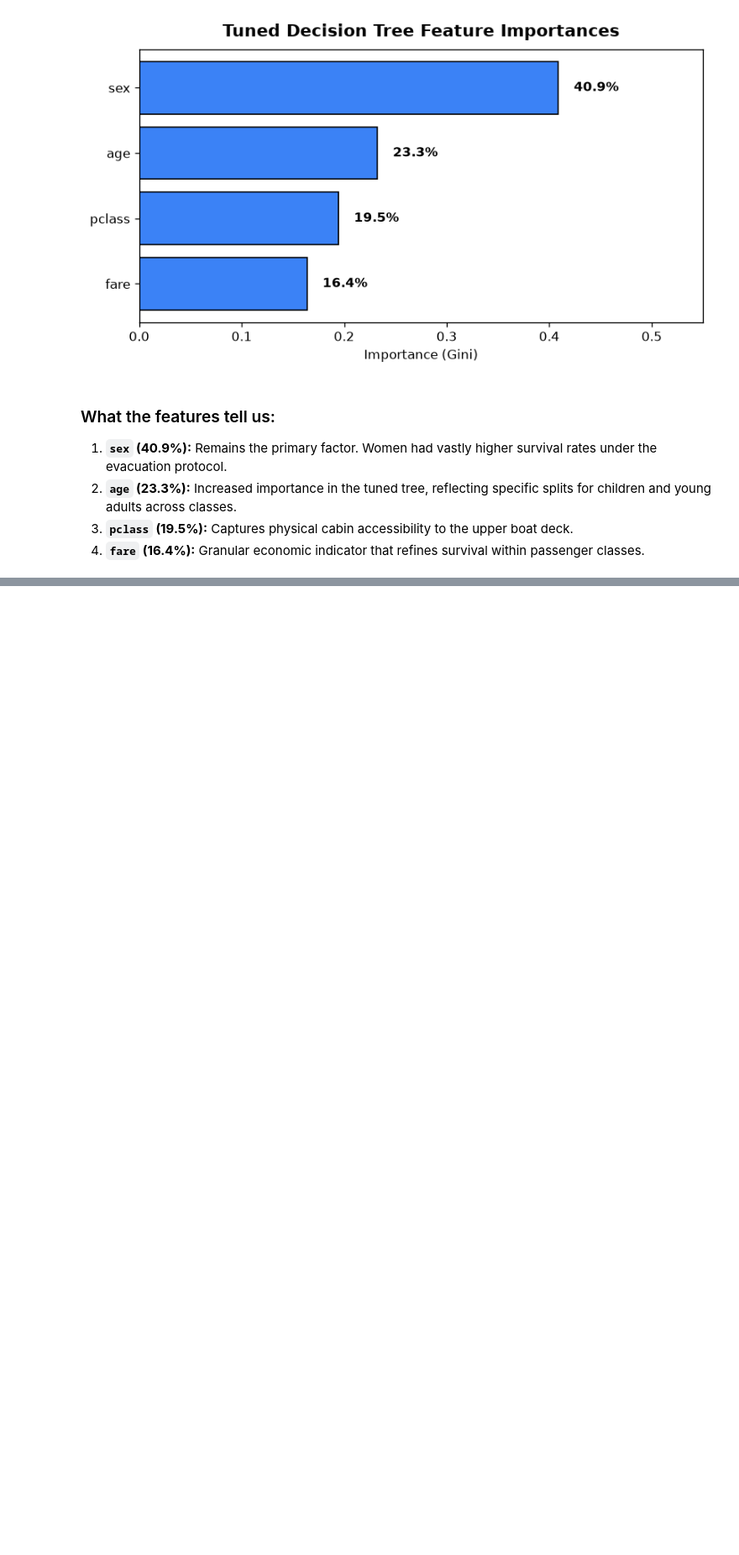
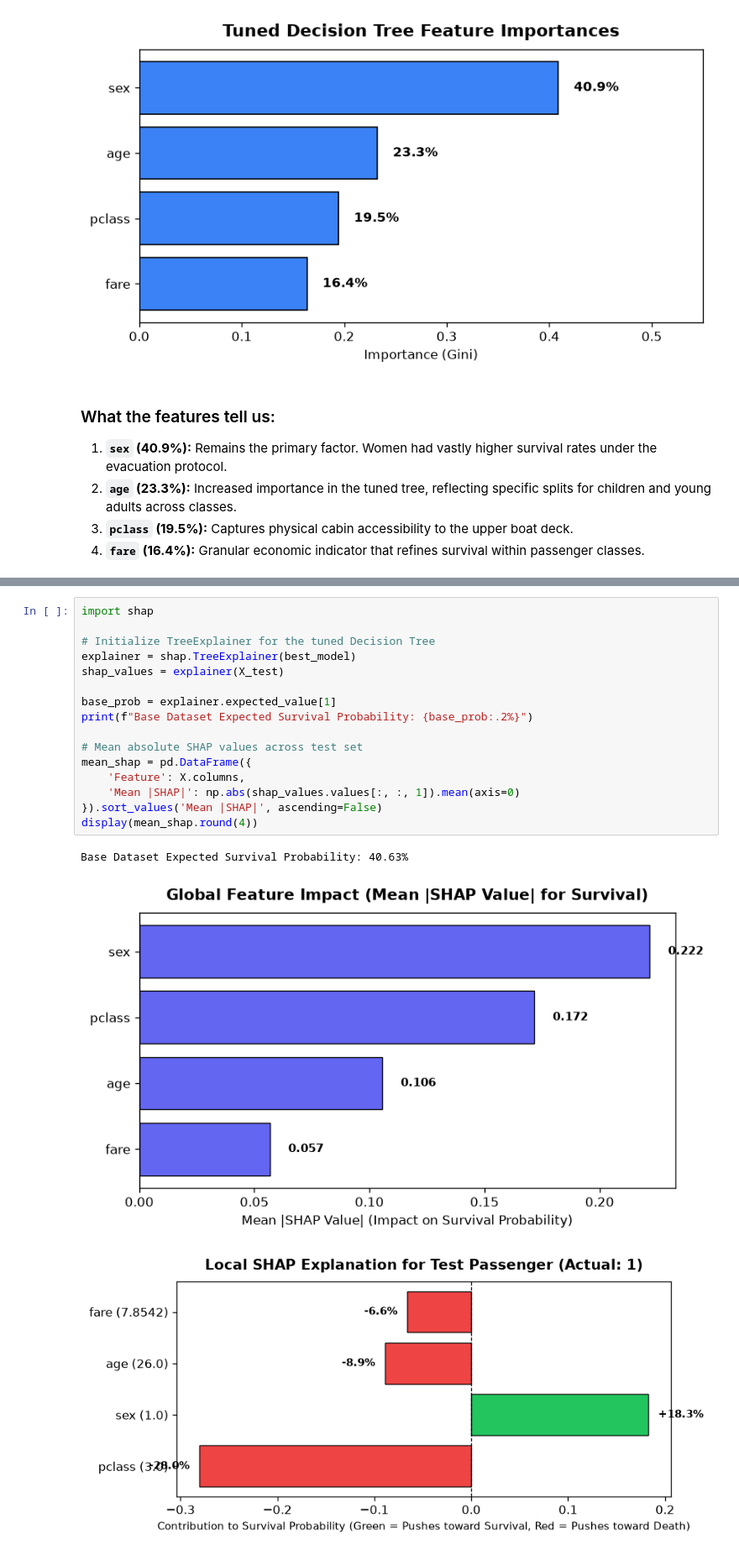
Before and after one commit to ashishbalodia1/Titanic-survival-predictor-using-Streamlit, a Jupyter notebook: titanic_classifier.ipynb, the cells around one changed output, grey strips where cells are left out. Shown at 84% size. Cells and saved outputs as stored; diff of their text form; blank space fills up the shorter version.

Commit message:
Add Streamlit web app, SHAP Explainable AI, tuned decision tree model, and documentation

```diff
--- a/titanic_classifier.ipynb
+++ b/titanic_classifier.ipynb
@@ -449,2 +455,22 @@ plt.show()
+# %%
+import shap
+
+# Initialize TreeExplainer for the tuned Decision Tree
+explainer = shap.TreeExplainer(best_model)
+shap_values = explainer(X_test)
+
+base_prob = explainer.expected_value[1]
+print(f"Base Dataset Expected Survival Probability: {base_prob:.2%}")
+
+# Mean absolute SHAP values across test set
+mean_shap = pd.DataFrame({
+    'Feature': X.columns,
+    'Mean |SHAP|': np.abs(shap_values.values[:, :, 1]).mean(axis=0)
+}).sort_values('Mean |SHAP|', ascending=False)
+display(mean_shap.round(4))
+# %% [output]
+Base Dataset Expected Survival Probability: 40.63%
+[figure, added]
+[figure, added]
 # %% [markdown]
 ---
```
Also changed, not shown: parts of 4 cells of this notebook, 5 other files.
